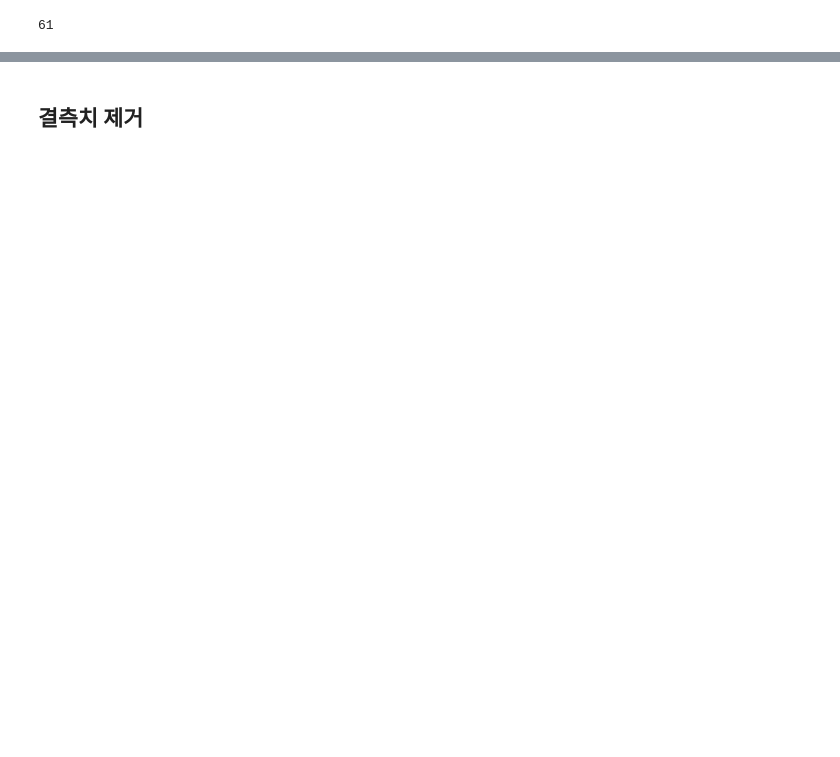
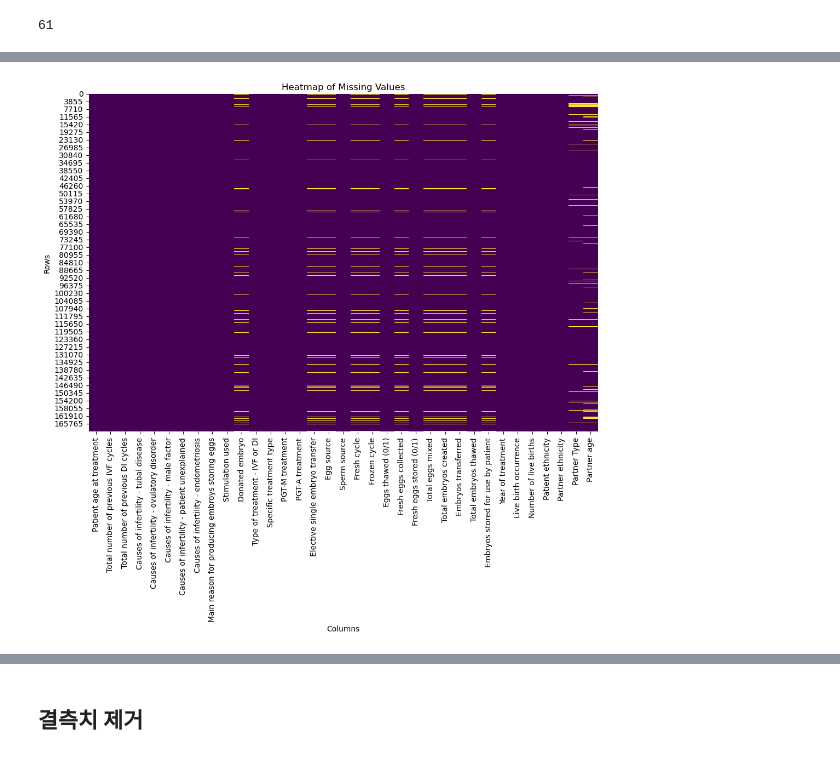
Before and after one commit to helloNarehase/LG_Aimers_2025, a Jupyter notebook: data_process.ipynb, the cells around one changed output, grey strips where cells are left out. Saved outputs shown, nothing was run; the diff lists cells and outputs as text; code cells hidden in the pictures; blank space fills up the shorter version.

```diff
--- a/data_process.ipynb
+++ b/data_process.ipynb
@@ -14,0 +65,10 @@ len(column_list)
+# %%
+# 결측치 비율 계산
+missing_ratio = df.isnull().mean()
+print(missing_ratio)
+
+# 결측치 비율이 10% 이하인 열만 보존존
+threshold = 0.1
+columns_keep = missing_ratio[missing_ratio <= threshold].index
+df_filtered = df[columns_keep]
+df_filtered
@@ -14,0 +101,10 @@ len(column_list)
+# %%
+# 결측치 히트맵 그리기
+plt.figure(figsize=(12, 8))
+sns.heatmap(df_filtered.isnull(), cbar=False, cmap='viridis')
+plt.title('Heatmap of Missing Values')
+plt.xlabel('Columns')
+plt.ylabel('Rows')
+plt.show()
+# %% [output]
+[figure, added]
```
Also changed, not shown: parts of 20 cells of this notebook.
